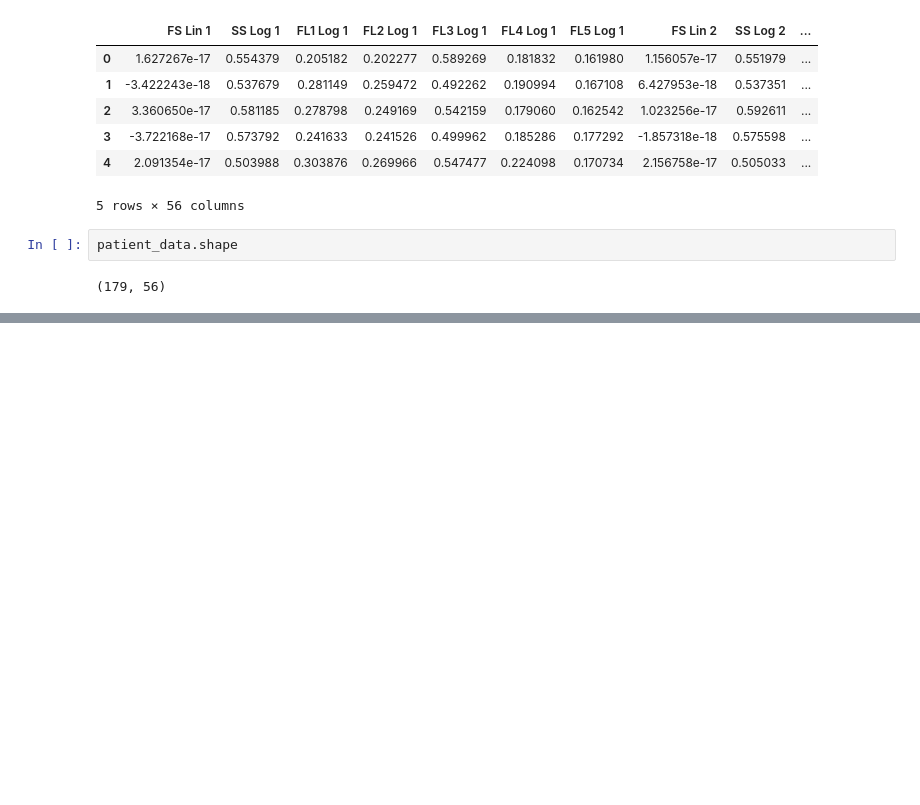
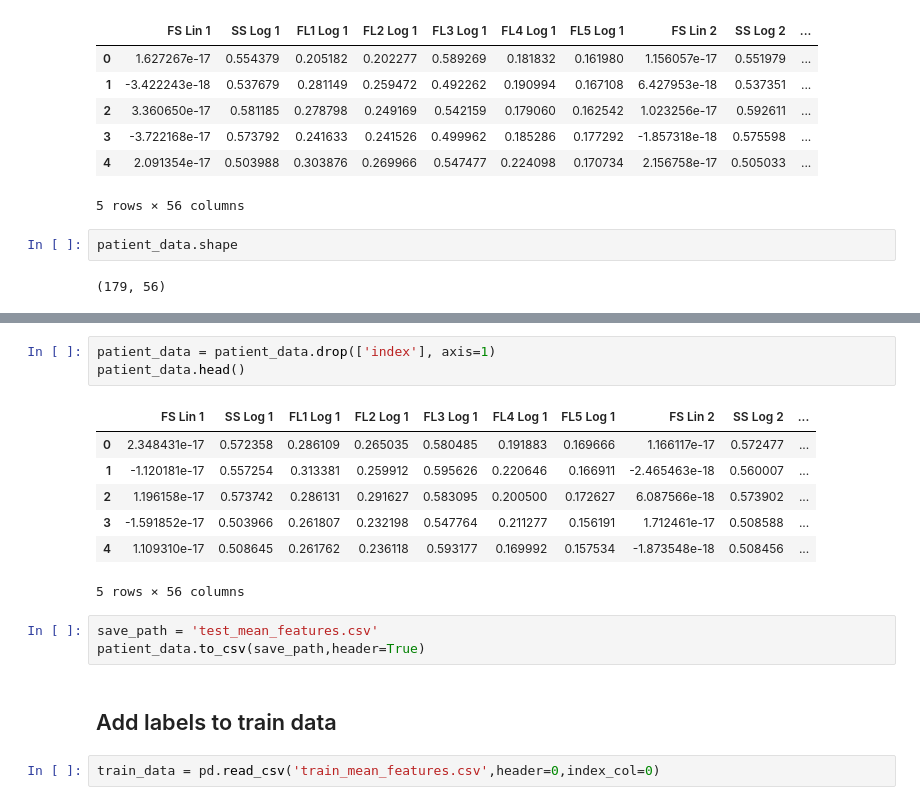
Before and after one commit to jpyneni3/AML_Classification, a Jupyter notebook: data_exploration.ipynb, the cells around one changed output, grey strips where cells are left out. Saved outputs shown, nothing was run; the diff lists cells and outputs as text; blank space fills up the shorter version.

```diff
--- a/data_exploration.ipynb
+++ b/data_exploration.ipynb
@@ -138,0 +205,18 @@ patient_data.to_csv(save_path,header=True)
+# %%
+patient_data = patient_data.drop(['index'], axis=1)
+patient_data.head()
+# %% [output]
+|  | FS Lin 1 | SS Log 1 | FL1 Log 1 | FL2 Log 1 | FL3 Log 1 | FL4 Log 1 | FL5 Log 1 | FS Lin 2 | SS Log 2 | ... |
+| 0 | 2.348431e-17 | 0.572358 | 0.286109 | 0.265035 | 0.580485 | 0.191883 | 0.169666 | 1.166117e-17 | 0.572477 | ... |
+| 1 | -1.120181e-17 | 0.557254 | 0.313381 | 0.259912 | 0.595626 | 0.220646 | 0.166911 | -2.465463e-18 | 0.560007 | ... |
+| 2 | 1.196158e-17 | 0.573742 | 0.286131 | 0.291627 | 0.583095 | 0.200500 | 0.172627 | 6.087566e-18 | 0.573902 | ... |
+| 3 | -1.591852e-17 | 0.503966 | 0.261807 | 0.232198 | 0.547764 | 0.211277 | 0.156191 | 1.712461e-17 | 0.508588 | ... |
+| 4 | 1.109310e-17 | 0.508645 | 0.261762 | 0.236118 | 0.593177 | 0.169992 | 0.157534 | -1.873548e-18 | 0.508456 | ... |
+5 rows × 56 columns
+# %%
+save_path = 'test_mean_features.csv'
+patient_data.to_csv(save_path,header=True)
+# %% [markdown]
+## Add labels to train data
+# %%
+train_data = pd.read_csv('train_mean_features.csv',header=0,index_col=0)
```
Also changed, not shown: parts of 14 cells of this notebook, 2 other files.
